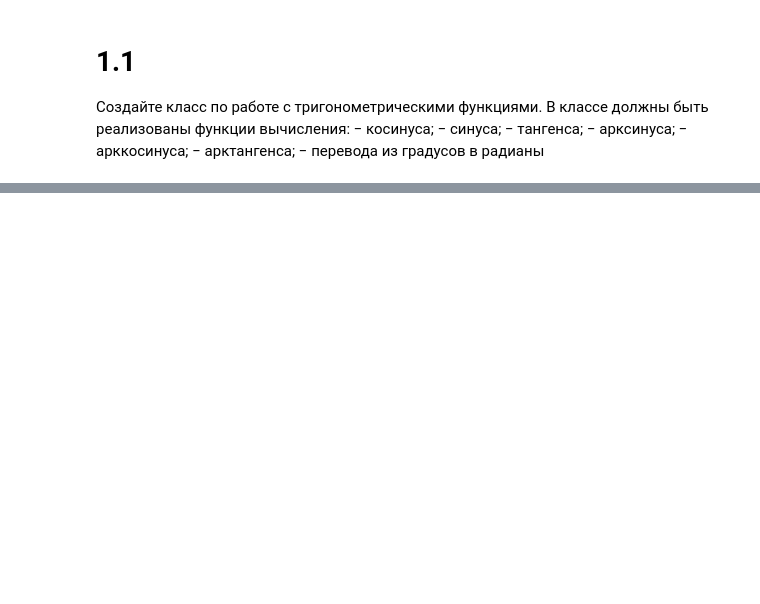
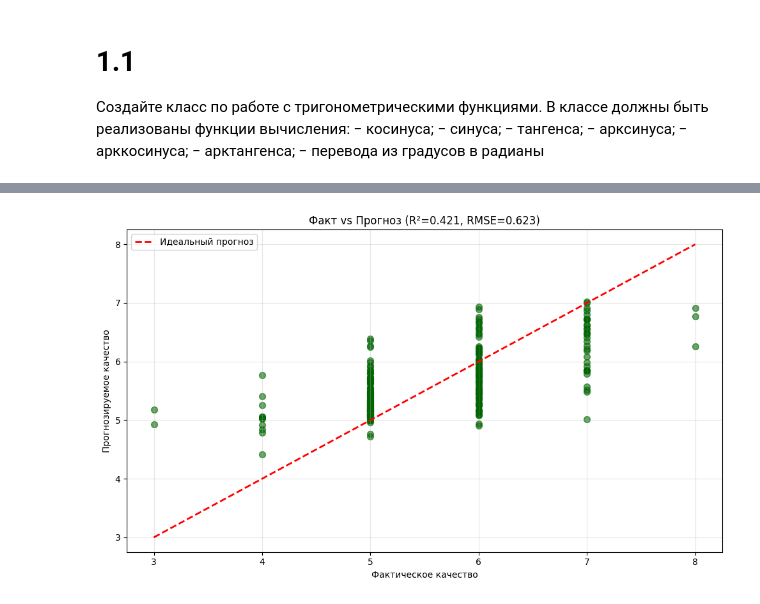
Before and after one commit to alx-ctf/university, a Jupyter notebook: homework_5.ipynb, the cells around one changed output, grey strips where cells are left out. Drawn from its saved outputs; the diff is of its cells as text; code cells hidden in the pictures; blank space fills up the shorter version.

```diff
--- a/homework_5.ipynb
+++ b/homework_5.ipynb
@@ -337,0 +516,89 @@ Population_Driver_licence(%): 1346.8693
+# %%
+# -*- coding: utf-8 -*-
+"""
+Улучшенное прогнозирование качества красного вина
+Random Forest Regressor (ансамбль деревьев) + оценка
+"""
+
+import pandas as pd
+import numpy as np
+import matplotlib.pyplot as plt
+import seaborn as sns
+from sklearn.model_selection import train_test_split
+from sklearn.ensemble import RandomForestRegressor
+from sklearn.metrics import mean_squared_error, r2_score
+
+# 1. Загрузка данных (если нет интернета, загрузи CSV локально)
+url = "https://raw.githubusercontent.com/aniruddhachoudhury/Red-Wine-Quality/master/winequality-red.csv"
+data = pd.read_csv(url)
+
+print(f"Исходный размер: {data.shape}")
+data = data.drop_duplicates()  # Удаляем дубликаты
+print(f"После очистки: {data.shape}")
+
+# 2. Подготовка
+X = data.drop('quality', axis=1)
+y = data['quality']
+
+X_train, X_test, y_train, y_test = train_test_split(
+    X, y, test_size=0.2, random_state=42, stratify=y
+)
+
+print(f"Train: {X_train.shape[0]}, Test: {X_test.shape[0]}")
+
+# 3. Модель: Random Forest (ансамбль из 100 деревьев)
+model = RandomForestRegressor(
+    n_estimators=100,  # Количество деревьев
+    max_depth=10,      # Глубина (баланс между сложностью и обобщением)
+    random_state=42
+)
+model.fit(X_train, y_train)
+
+# 4. Прогноз
+y_pred = model.predict(X_test)
+
+# 5. Метрики
+mse = mean_squared_error(y_test, y_pred)
+rmse = np.sqrt(mse)
+r2 = r2_score(y_test, y_pred)
+
+print("\n" + "="*60)
+print("    РЕЗУЛЬТАТЫ RANDOM FOREST (АНСАМБЛЬ ДЕРЕВЬЕВ)")
+print("="*60)
+print(f"MSE:  {mse:.4f}")
+print(f"RMSE: {rmse:.4f}")
+print(f"R²:   {r2:.4f}")
+print("="*60)
+
+# 6. Важность признаков
+importances = pd.Series(model.feature_importances_, index=X.columns).sort_values(ascending=False)
+print("\nТоп-5 важных признаков:")
+print(importances.head().to_string())
+
+# 7. Пример прогнозов
+print("\nПример (первые 10):")
+comp = pd.DataFrame({'Факт': y_test[:10], 'Прогноз': np.round(y_pred[:10], 2)})
+print(comp.to_string(index=False))
+
+# 8. График: Факт vs Прогноз (улучшенный!)
+plt.figure(figsize=(10, 6))
+plt.scatter(y_test, y_pred, alpha=0.6, color='darkgreen', s=50)
+plt.plot([y.min(), y.max()], [y.min(), y.max()], 'r--', lw=2, label='Идеальный прогноз')
+plt.xlabel('Фактическое качество')
+plt.ylabel('Прогнозируемое качество')
+plt.title(f'Факт vs Прогноз (R²={r2:.3f}, RMSE={rmse:.3f})')
+plt.legend()
+plt.grid(True, alpha=0.3)
+plt.tight_layout()
+plt.show()
+
+# 9. График важности
+plt.figure(figsize=(10, 6))
+importances.plot(kind='bar', color='lightcoral')
+plt.title('Важность признаков (Random Forest)')
+plt.ylabel('Важность')
+plt.xticks(rotation=45)
+plt.grid(axis='y', alpha=0.3)
+plt.tight_layout()
+plt.show()
+# %% [output]
@@ -337,0 +622 @@ Population_Driver_licence(%): 1346.8693
+[figure, added]
```
Also changed, not shown: parts of 18 cells of this notebook, 1 other file.
